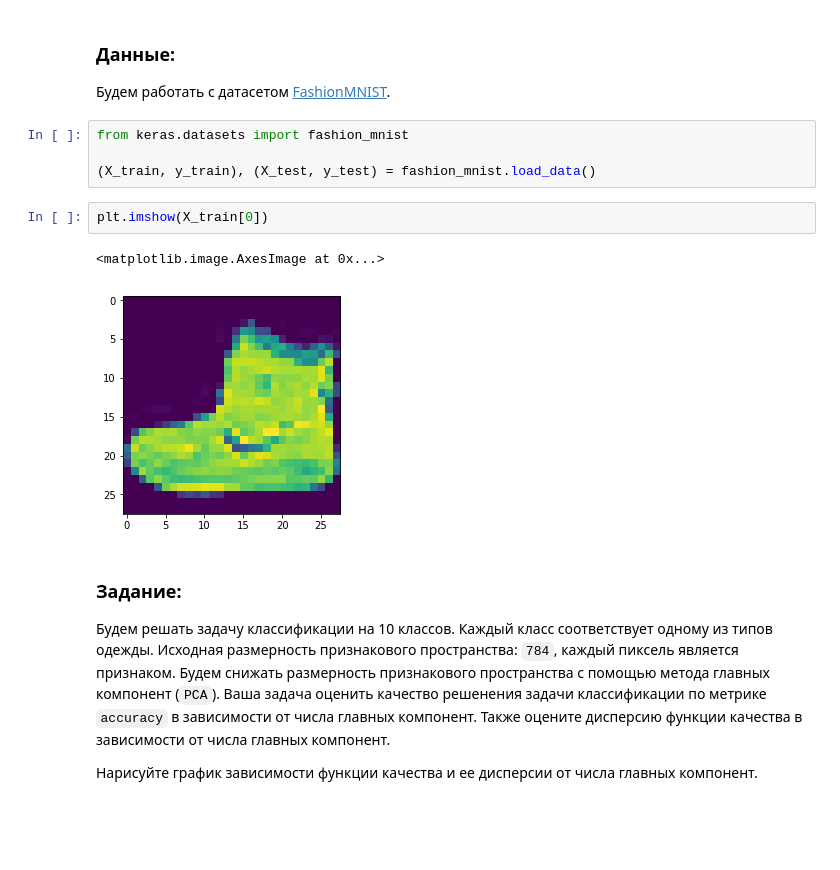
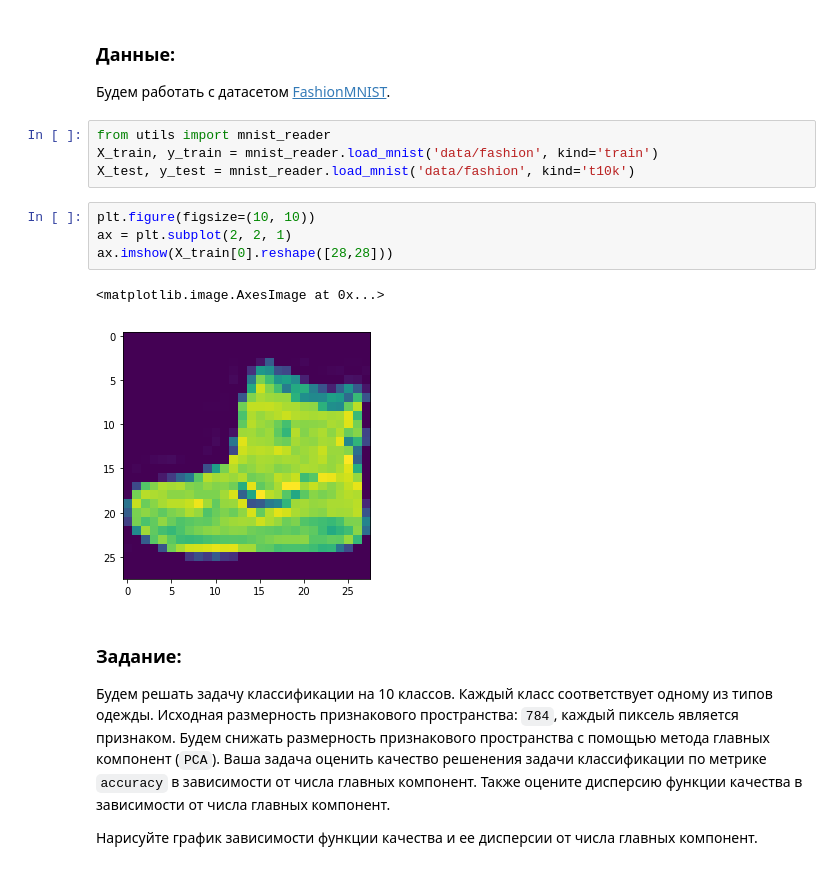
Before and after one commit to Intelligent-Systems-Phystech/StartCode, a Jupyter notebook: Gilmutdinov2018ProblemMNIST/mnist.ipynb, the cells around one changed output. Drawn from its saved outputs; the diff is of its cells as text; blank space fills up the shorter version.

```diff
--- a/Gilmutdinov2018ProblemMNIST/mnist.ipynb
+++ b/Gilmutdinov2018ProblemMNIST/mnist.ipynb
@@ -10,15 +7,17 @@ Using TensorFlow backend.
 # %% [markdown]
 ### Данные:
 Будем работать с датасетом [FashionMNIST](https://github.com/zalandoresearch/fashion-mnist).
-# %%
-from keras.datasets import fashion_mnist
-
-(X_train, y_train), (X_test, y_test) = fashion_mnist.load_data()
-# %%
-plt.imshow(X_train[0])
-# %% [output]
-<matplotlib.image.AxesImage at 0x...>
-[figure, removed]
+# %%
+from utils import mnist_reader
+X_train, y_train = mnist_reader.load_mnist('data/fashion', kind='train')
+X_test, y_test = mnist_reader.load_mnist('data/fashion', kind='t10k')
+# %%
+plt.figure(figsize=(10, 10))
+ax = plt.subplot(2, 2, 1)
+ax.imshow(X_train[0].reshape([28,28]))
+# %% [output]
+<matplotlib.image.AxesImage at 0x...>
+[figure, added]
 # %% [markdown]
 ### Задание:
 Будем решать задачу классификации на 10 классов. Каждый класс соответствует одному из типов одежды. Исходная размерность признакового пространства: `784`, каждый пиксель является признаком. Будем снижать размерность признакового пространства с помощью метода главных компонент (`PCA`). Ваша задача оценить качество решенения задачи классификации по метрике `accuracy` в зависимости от числа главных компонент. Также оцените дисперсию функции качества в зависимости от числа главных компонент.
```
Also changed, not shown: parts of 12 cells of this notebook.
